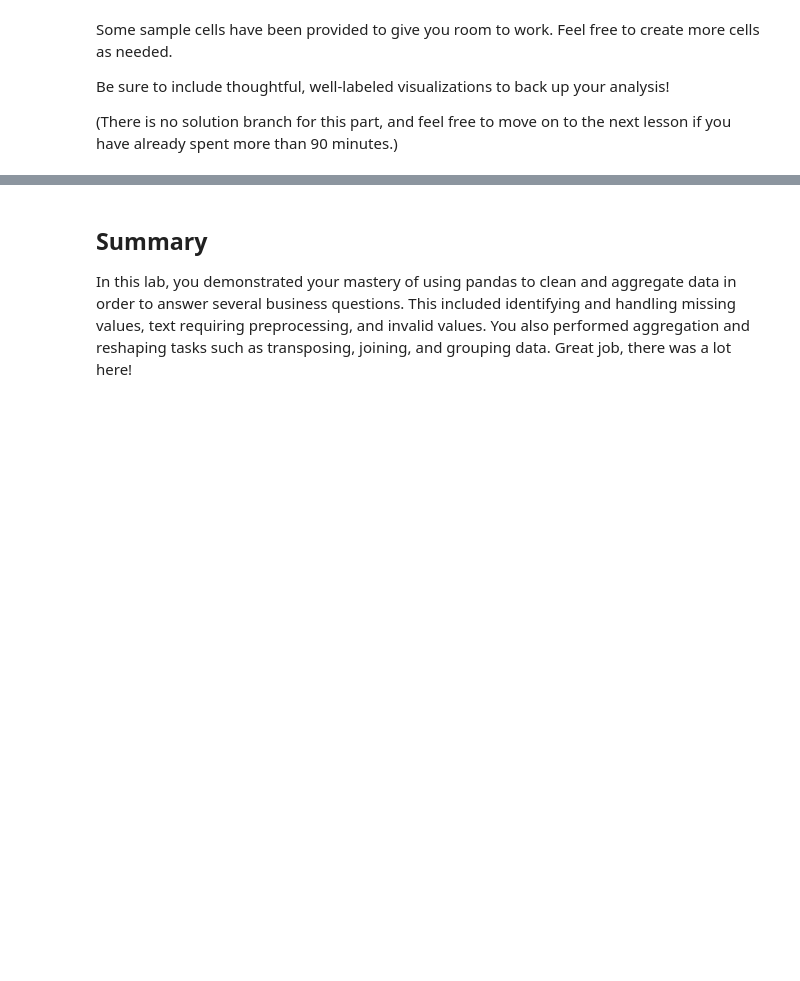
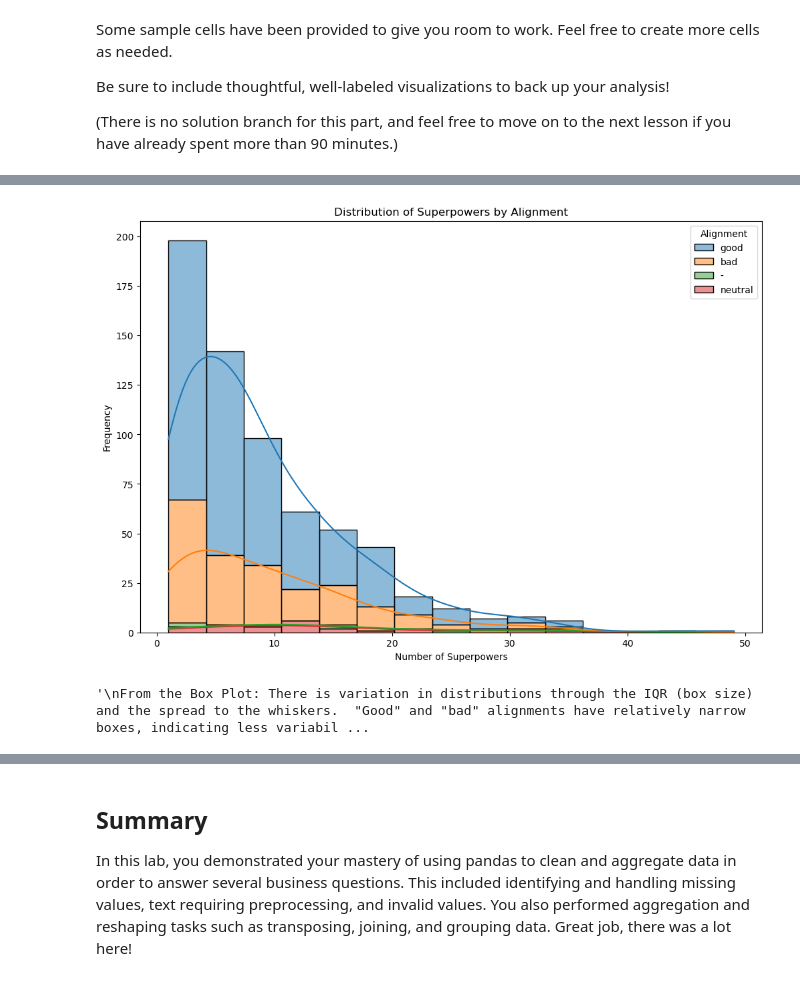
Before and after one commit to GbGibson7/dsc-pandas-data-cleaning-lab, a Jupyter notebook: index.ipynb, the cells around one changed output, grey strips where cells are left out. Drawn from its saved outputs; the diff is of its cells as text; code cells hidden in the pictures; blank space fills up the shorter version.

```diff
--- a/index.ipynb
+++ b/index.ipynb
@@ -751,0 +1291,38 @@ Be sure to include thoughtful, well-labeled visualizations to back up your analy
+# %%
+#4. Visualization: Histogram of Superpowers by Alignment
+# Set up a grid of subplots for multiple histograms
+plt.figure(figsize=(12, 8))
+
+# Plot histograms for 'num_superpowers' by 'Alignment'
+sns.histplot(data=heroes_and_powers_df, x='num_superpowers', hue='Alignment', kde=True, multiple="stack", bins=15)
+
+# Set title and labels
+plt.title('Distribution of Superpowers by Alignment')
+plt.xlabel('Number of Superpowers')
+plt.ylabel('Frequency')
+
+# Display the plot
+plt.show()
+# %% [output]
+[figure, added]
+# %%
+#5. Comparative Analysis
+#1.Which alignment has the highest average number of superpowers?
+'''
+From the Box Plot: The "-" alignment shows the highest median number of superpowers.  While the mean might be slightly different due to the influence of outliers, the median provides a robust measure of the "typical" number of superpowers for each alignment.
+From the Histogram: We can see that the "-" alignment (red segments) extends furthest into the higher superpower count bins. The "-" alignment appears to have the highest median number of superpowers.  To get the exact mean, we'd need the raw data.
+'''
+
+#2.Are there any outliers for certain alignments?
+'''
+From the Box Plot: All alignments except "bad" have outliers.  "Neutral" and "-" alignments have several high outliers, indicating heroes with a significantly larger number of superpowers than most others in their category.
+From the Histogram: The long tail extending to the right for some alignments (especially "neutral" and "-") suggesting the presence of outliers.  The box plot provides a more precise identification of outliers.
+'''
+
+#3.How does the distribution vary for different alignments?
+'''
+From the Box Plot: There is variation in distributions through the IQR (box size) and the spread to the whiskers.  "Good" and "bad" alignments have relatively narrow boxes, indicating less variability in the number of superpowers. "Neutral" and "-" have wider boxes and longer whiskers, signifying greater variability.
+From the Histogram: The "good" alignment's distribution looks approximately normal and concentrated.  "Bad" is similar but less concentrated.  The low counts for "neutral" and "-" make it hard to assess their distribution shapes, but the histogram confirms that they have some heroes with very high superpower counts.
+'''
+# %% [output]
+'\nFrom the Box Plot: There is variation in distributions through the IQR (box size) and the spread to the whiskers.  "Good" and "bad" alignments have relatively narrow boxes, indicating less variabil ...
```
Also changed, not shown: parts of 76 cells of this notebook.
